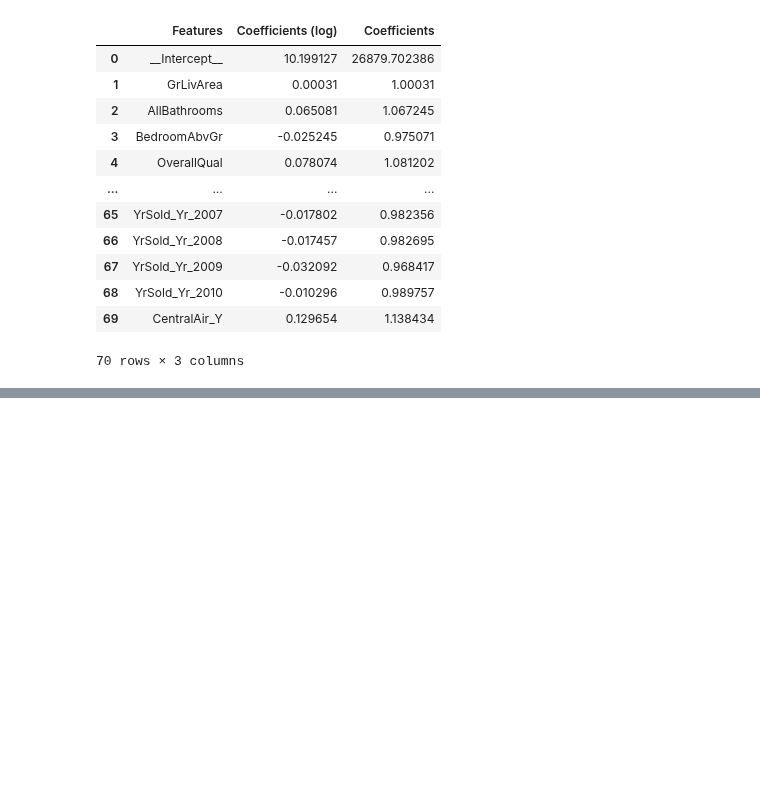
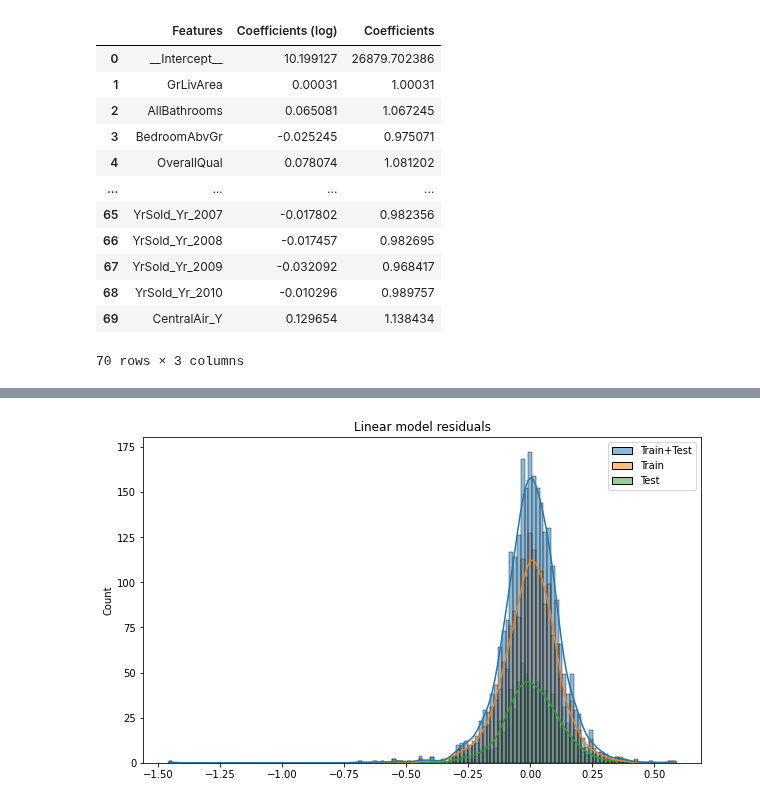
Before and after one commit to rishigoutam/ames-iowa, a Jupyter notebook: rishi/linreg.ipynb, the cells around one changed output, grey strips where cells are left out. Cells and saved outputs as stored; diff of their text form; code cells hidden in the pictures; blank space fills up the shorter version.

Commit message:
add statistical data and tests

```diff
--- a/rishi/linreg.ipynb
+++ b/rishi/linreg.ipynb
@@ -167,0 +183,13 @@ pd.DataFrame(coeff_array, columns=['Features', 'Coefficients (log)', 'Coefficien
+# %%
+# Plot residuals
+residuals_all = ames.LogSalePrice - model.predict(X)
+residuals_train = y_train - model.predict(X_train)
+residuals_test = y_test - model.predict(X_test)
+residuals = pd.DataFrame({"Train+Test": residuals_all, "Train": residuals_train, "Test": residuals_test})
+
+fig, ax = plt.subplots(figsize=(10,6))
+sns.histplot(residuals, kde=True, ax=ax)
+plt.title("Linear model residuals")
+plt.show()
+# %% [output]
+[figure, added]
```
Also changed, not shown: parts of 5 cells of this notebook.
